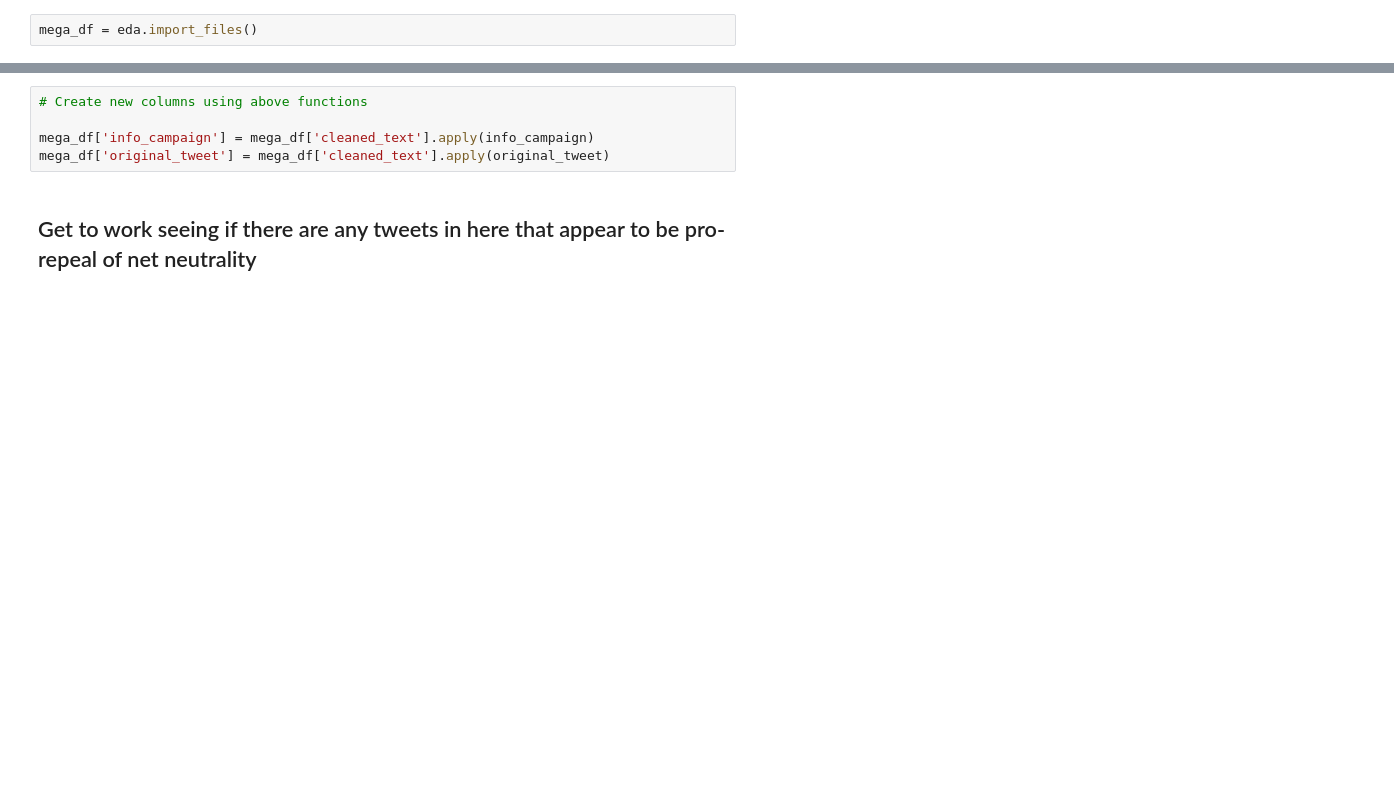
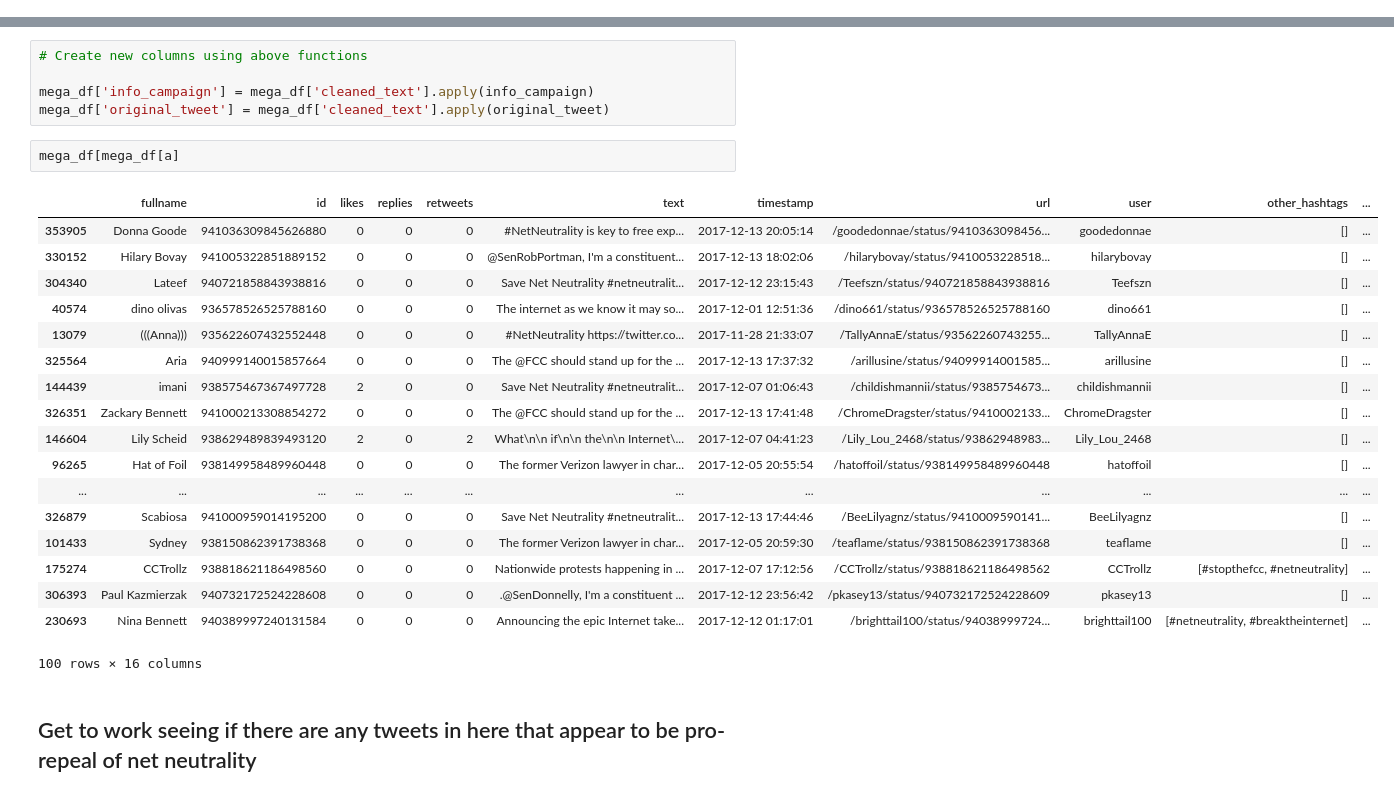
Before and after one commit to tylernwatson/galvanize_dsi_capstone, a Jupyter notebook: EDA_scripted.ipynb, the cells around one changed output, grey strips where cells are left out. Saved outputs shown, nothing was run; the diff lists cells and outputs as text; blank space fills up the shorter version.

```diff
--- a/EDA_scripted.ipynb
+++ b/EDA_scripted.ipynb
@@ -20,8 +13,6 @@ sns.set(color_codes = True)
 # %% [output]
 The autoreload extension is already loaded. To reload it, use:
   %reload_ext autoreload
-# %%
-mega_df = eda.import_files()
 # %%
 mega_df[mega_df['text'] > '2017-12-14 00:00:00']
 # %% [output]
@@ -89,6 +80,27 @@ def original_tweet(text):
 
 mega_df['info_campaign'] = mega_df['cleaned_text'].apply(info_campaign)
 mega_df['original_tweet'] = mega_df['cleaned_text'].apply(original_tweet)
+# %%
+mega_df[mega_df[a]
+# %% [output]
+|  | fullname | id | likes | replies | retweets | text | timestamp | url | user | other_hashtags | ... |
+| 353905 | Donna Goode | 941036309845626880 | 0 | 0 | 0 | #NetNeutrality is key to free exp... | 2017-12-13 20:05:14 | /goodedonnae/status/9410363098456... | goodedonnae | [] | ... |
+| 330152 | Hilary Bovay | 941005322851889152 | 0 | 0 | 0 | @SenRobPortman, I'm a constituent... | 2017-12-13 18:02:06 | /hilarybovay/status/9410053228518... | hilarybovay | [] | ... |
+| 304340 | Lateef | 940721858843938816 | 0 | 0 | 0 | Save Net Neutrality #netneutralit... | 2017-12-12 23:15:43 | /Teefszn/status/940721858843938816 | Teefszn | [] | ... |
+| 40574 | dino olivas | 936578526525788160 | 0 | 0 | 0 | The internet as we know it may so... | 2017-12-01 12:51:36 | /dino661/status/936578526525788160 | dino661 | [] | ... |
+| 13079 | (((Anna))) | 935622607432552448 | 0 | 0 | 0 | #NetNeutrality https://twitter.co... | 2017-11-28 21:33:07 | /TallyAnnaE/status/93562260743255... | TallyAnnaE | [] | ... |
+| 325564 | Aria | 940999140015857664 | 0 | 0 | 0 | The @FCC should stand up for the ... | 2017-12-13 17:37:32 | /arillusine/status/94099914001585... | arillusine | [] | ... |
+| 144439 | imani | 938575467367497728 | 2 | 0 | 0 | Save Net Neutrality #netneutralit... | 2017-12-07 01:06:43 | /childishmannii/status/9385754673... | childishmannii | [] | ... |
+| 326351 | Zackary Bennett | 941000213308854272 | 0 | 0 | 0 | The @FCC should stand up for the ... | 2017-12-13 17:41:48 | /ChromeDragster/status/9410002133... | ChromeDragster | [] | ... |
+| 146604 | Lily Scheid | 938629489839493120 | 2 | 0 | 2 | What\n\n if\n\n the\n\n Internet\... | 2017-12-07 04:41:23 | /Lily_Lou_2468/status/93862948983... | Lily_Lou_2468 | [] | ... |
+| 96265 | Hat of Foil | 938149958489960448 | 0 | 0 | 0 | The former Verizon lawyer in char... | 2017-12-05 20:55:54 | /hatoffoil/status/938149958489960448 | hatoffoil | [] | ... |
+| ... | ... | ... | ... | ... | ... | ... | ... | ... | ... | ... | ... |
+| 326879 | Scabiosa | 941000959014195200 | 0 | 0 | 0 | Save Net Neutrality #netneutralit... | 2017-12-13 17:44:46 | /BeeLilyagnz/status/9410009590141... | BeeLilyagnz | [] | ... |
+| 101433 | Sydney | 938150862391738368 | 0 | 0 | 0 | The former Verizon lawyer in char... | 2017-12-05 20:59:30 | /teaflame/status/938150862391738368 | teaflame | [] | ... |
+| 175274 | CCTrollz | 938818621186498560 | 0 | 0 | 0 | Nationwide protests happening in ... | 2017-12-07 17:12:56 | /CCTrollz/status/938818621186498562 | CCTrollz | [#stopthefcc, #netneutrality] | ... |
+| 306393 | Paul Kazmierzak | 940732172524228608 | 0 | 0 | 0 | .@SenDonnelly, I'm a constituent ... | 2017-12-12 23:56:42 | /pkasey13/status/940732172524228609 | pkasey13 | [] | ... |
+| 230693 | Nina Bennett | 940389997240131584 | 0 | 0 | 0 | Announcing the epic Internet take... | 2017-12-12 01:17:01 | /brighttail100/status/94038999724... | brighttail100 | [#netneutrality, #breaktheinternet] | ... |
+100 rows × 16 columns
 # %% [markdown]
 ## Get to work seeing if there are any tweets in here that appear to be pro-repeal of net neutrality
 # %%
```
Also changed, not shown: parts of 2 cells of this notebook, 2 other files.
